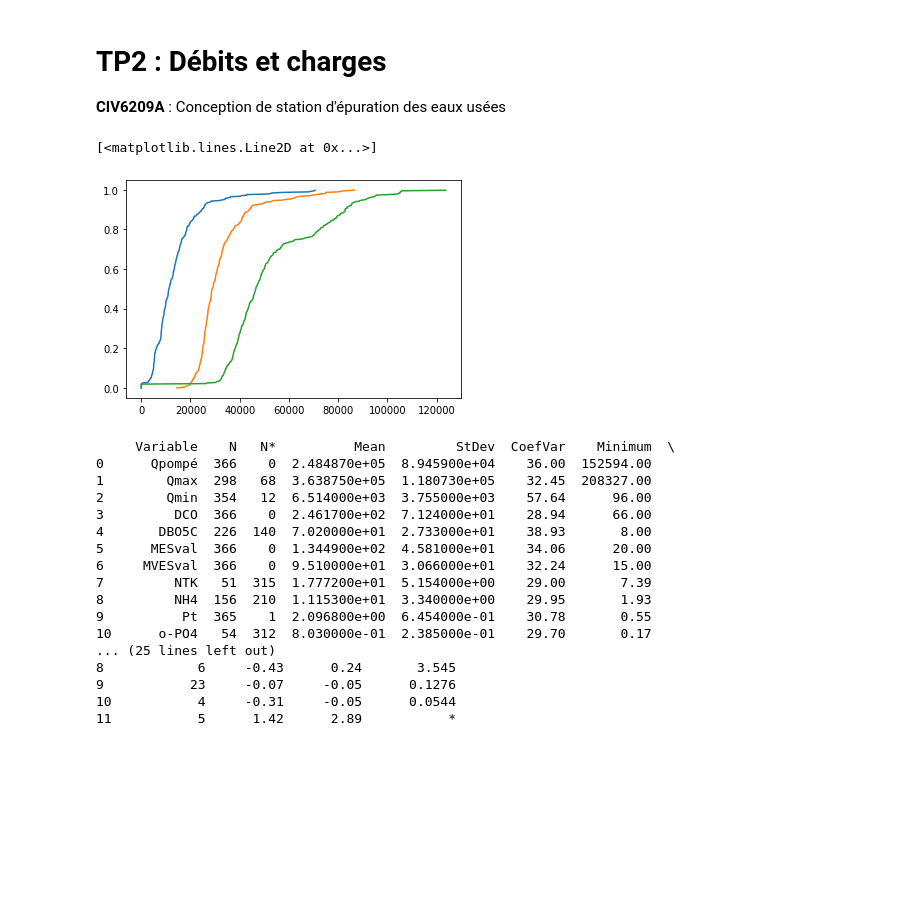
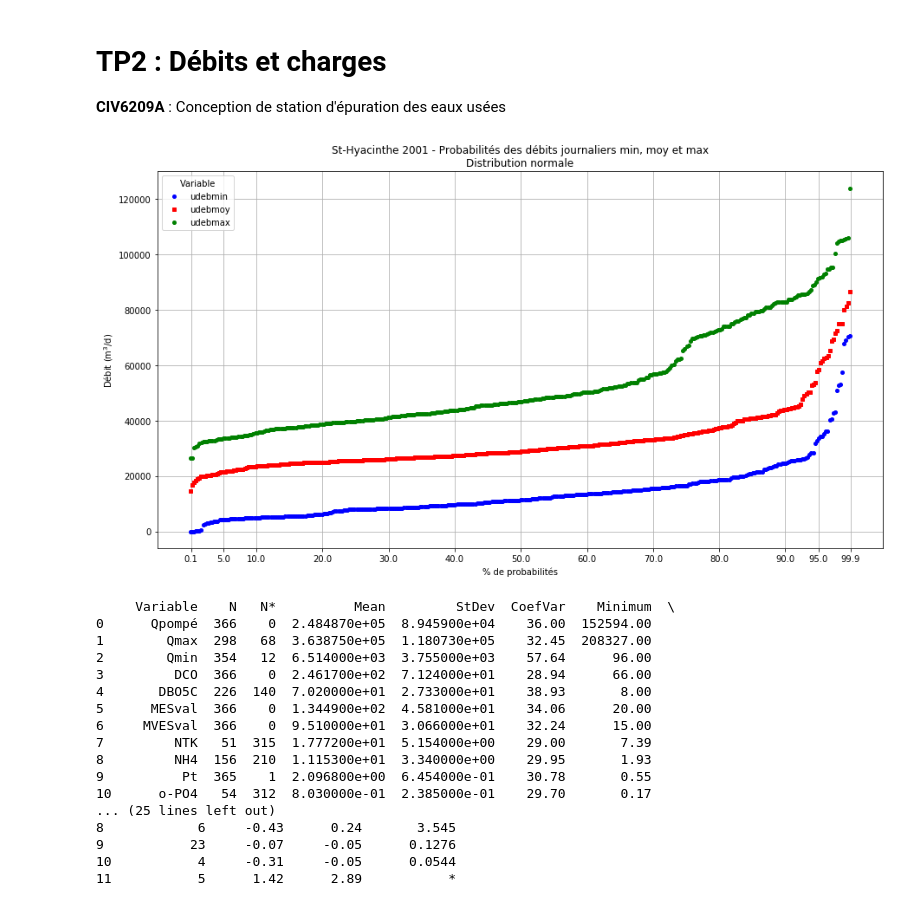
Before and after one commit to christinevaluc/faps, a Jupyter notebook: CIV6209A.ipynb, the cells around one changed output. Cells and saved outputs as stored; diff of their text form; code cells hidden in the pictures; blank space fills up the shorter version.

```diff
--- a/CIV6209A.ipynb
+++ b/CIV6209A.ipynb
@@ -1,41 +1,31 @@
 # %% [markdown]
 # TP2 : Débits et charges
 **CIV6209A** : Conception de station d'épuration des eaux usées
-# %%
-import csv
-import matplotlib.pyplot as plt
-
-min_list = []
-moy_list = []
-max_list = []
-
-with open("donnees/DebitsSt-Hyac.csv") as csv_file:
-    csv_reader = csv.reader(csv_file, delimiter=';')
-    for index, ligne in enumerate(csv_reader):
-        if index > 0:
-            if ligne[3]=='':
-                min_list.append(int(0))
-            else:
-                min_list.append(int(ligne[3]))
-            if ligne[4]=='':
-                moy_list.append(int(0))
-            else:
-                moy_list.append(int(ligne[4]))
-            if ligne[5]=='':
-                max_list.append(int(0))
-            else:
-                max_list.append(int(ligne[5]))
-
-min_list.sort()
-moy_list.sort()
-max_list.sort()
-
-plt.plot(min_list, np.arange(len(min_list))/len(min_list))
-plt.plot(moy_list, np.arange(len(moy_list))/len(moy_list))
-plt.plot(max_list, np.arange(len(max_list))/len(max_list))
-# %% [output]
-[<matplotlib.lines.Line2D at 0x...>]
-[figure, removed]
+# %%
+import pandas as pd
+import numpy as np
+import matplotlib.pyplot as plt
+
+data = pd.read_csv('./donnees/DebitsSt-Hyac.csv', delimiter=';')
+minlist = sorted(data.loc[~data.udebmin.isna(), 'udebmin'])
+moylist = sorted(data.loc[~data.udebmoy.isna(), 'udebmoy'])
+maxlist = sorted(data.loc[~data.udebmax.isna(), 'udebmax'])
+
+plt.figure(figsize=(15,8))
+plt.xlabel("% de probabilités")
+plt.ylabel("Débit (m$^3$/d)")
+plt.title('St-Hyacinthe 2001 - Probabilités des débits journaliers min, moy et max\nDistribution normale')
+plt.grid(True)
+
+plt.plot(np.arange(len(minlist))/len(minlist)*100, minlist, 'bo', markersize=4)
+plt.plot(np.arange(len(moylist))/len(moylist)*100, moylist, 'rs', markersize=4)
+plt.plot(np.arange(len(maxlist))/len(maxlist)*100, maxlist, 'go', markersize=4)
+
+plt.legend(['udebmin', 'udebmoy', 'udebmax'], title='Variable')
+plt.xticks([.1, 5, 10, 20, 30, 40, 50, 60, 70, 80, 90, 95, 99.9])
+plt.show()
+# %% [output]
+[figure, added]
 # %%
 import pandas as pd
 
```
